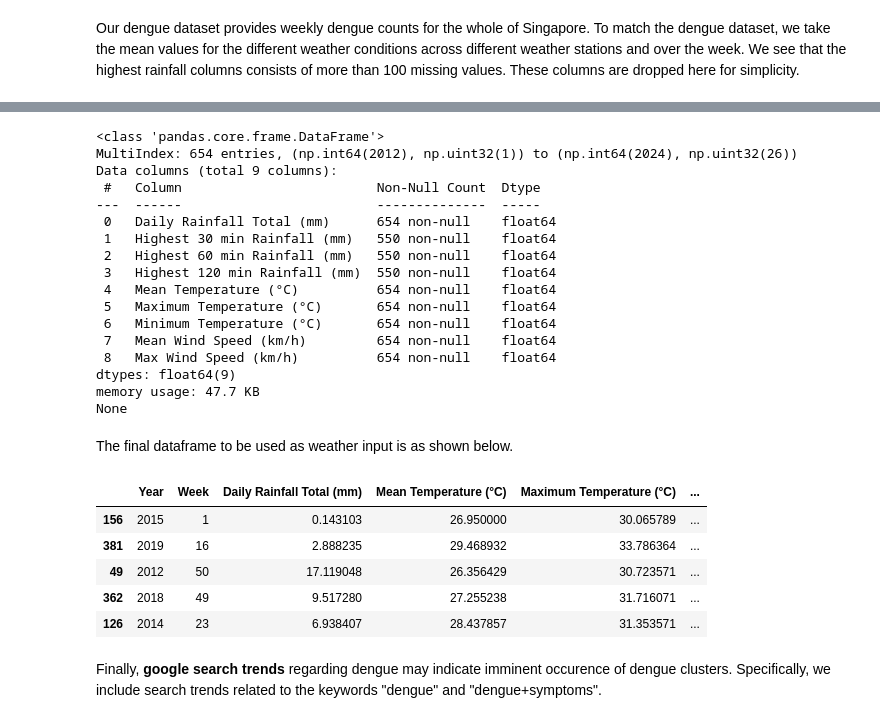
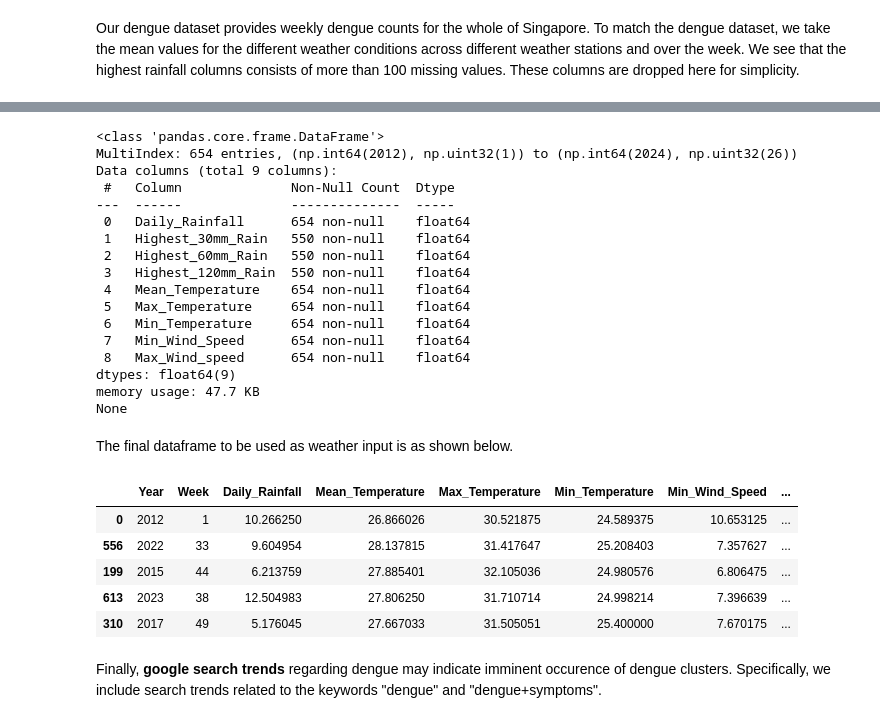
Before and after one commit to kampungkat/dengue-predictor, a Jupyter notebook: TFC_temp/TFC_EDA_model.ipynb, the cells around one changed output, grey strips where cells are left out. Cells and saved outputs as stored; diff of their text form; code cells hidden in the pictures.

```diff
--- a/TFC_temp/TFC_EDA_model.ipynb
+++ b/TFC_temp/TFC_EDA_model.ipynb
@@ -97,6 +107,7 @@ pd.to_datetime(df_weather_datagov['date']).min(), pd.to_datetime(df_weather_data
 # %% [markdown]
 Since we need data from 2012 to 2024, we will not use the datagov weather data, and focus on NEA weather instead, which has been scraped from NEA for the required date range. Missing data has been encoded as -1 in this dataset. As shown, the NEA dataset contains daily weather information information from multiple weather stations.
 # %%
+df_weather_NEA = df_weather_NEA_raw.copy()
 df_weather_NEA.sample(5)
 # %% [output]
 |  | Unnamed: 0 | Station | Year | Month | Day | Daily Rainfall Total (mm) | Highest 30 min Rainfall (mm) | ... |
@@ -110,49 +131,60 @@ Our dengue dataset provides weekly dengue counts for the whole of Singapore. To
 # %%
 # Get week of year
-df_weather_NEA_new = df_weather_NEA.replace(-1, np.nan)                                     # Encode missing values as NaN
-df_weather_NEA_new.drop(columns=['Unnamed: 0'],inplace=True)                                # Drop index column
-df_weather_NEA_new.dropna(subset=['Year','Month','Day'],inplace=True)                       # Dropping records where the date in missing
-df_weather_NEA_new = df_weather_NEA_new.astype({'Year':'int','Month':'int','Day':'int'})    # Convert to date time and extract week of year
-df_weather_NEA_new['date'] = pd.to_datetime(df_weather_NEA_new[['Year', 'Month', 'Day']])
-df_weather_NEA_new['Week'] = df_weather_NEA_new['date'].dt.isocalendar().week
-df_weather_NEA_new.drop(columns=['Month','Day','date','Station'],inplace=True)                        # Drop obsolete columns
+df_weather_NEA = df_weather_NEA.replace(-1, np.nan)                                     # Encode missing values as NaN
+df_weather_NEA.drop(columns=['Unnamed: 0'],inplace=True)                                # Drop index column
+df_weather_NEA.dropna(subset=['Year','Month','Day'],inplace=True)                       # Dropping records where the date in missing
+df_weather_NEA = df_weather_NEA.astype({'Year':'int','Month':'int','Day':'int'})        # Convert to date time and extract week of year
+df_weather_NEA['date'] = pd.to_datetime(df_weather_NEA[['Year', 'Month', 'Day']])
+df_weather_NEA['Week'] = df_weather_NEA['date'].dt.isocalendar().week
+df_weather_NEA.drop(columns=['Month','Day','date','Station'],inplace=True)                        # Drop obsolete columns
+
+# Renaming columns for convenience.
+df_weather_NEA.rename(columns={'Daily Rainfall Total (mm)':'Daily_Rainfall',
+                               'Highest 30 min Rainfall (mm)':'Highest_30mm_Rain',
+                               'Highest 60 min Rainfall (mm)':'Highest_60mm_Rain',
+                               'Highest 120 min Rainfall (mm)':'Highest_120mm_Rain',
+                               'Mean Temperature (°C)':'Mean_Temperature',
+                               'Maximum Temperature (°C)':'Max_Temperature',
+                               'Minimum Temperature (°C)':'Min_Temperature',
+                               'Mean Wind Speed (km/h)':'Min_Wind_Speed',
+                               'Max Wind Speed (km/h)':'Max_Wind_speed'},inplace=True)
 
 # Taking mean values over all stations and over all days of a given week
-df_weather_NEA_new = df_weather_NEA_new.groupby(['Year','Week']).mean()
+df_weather_NEA = df_weather_NEA.groupby(['Year','Week']).mean()
 
 # Check for missing values and drop
-print(df_weather_NEA_new.info())
-df_weather_NEA_new.drop(columns=[col for col in df_weather_NEA_new if ('Highest ' in col)], inplace=True)
-df_weather_NEA_new = df_weather_NEA_new.reset_index()
+print(df_weather_NEA.info())
+df_weather_NEA.drop(columns=[col for col in df_weather_NEA if ('Highest' in col)], inplace=True)
+df_weather = df_weather_NEA.reset_index()
 # %% [output]
 <class 'pandas.core.frame.DataFrame'>
 MultiIndex: 654 entries, (np.int64(2012), np.uint32(1)) to (np.int64(2024), np.uint32(26))
 Data columns (total 9 columns):
- #   Column                         Non-Null Count  Dtype
----  ------                         --------------  -----
- 0   Daily Rainfall Total (mm)      654 non-null    float64
- 1   Highest 30 min Rainfall (mm)   550 non-null    float64
- 2   Highest 60 min Rainfall (mm)   550 non-null    float64
- 3   Highest 120 min Rainfall (mm)  550 non-null    float64
- 4   Mean Temperature (°C)          654 non-null    float64
- 5   Maximum Temperature (°C)       654 non-null    float64
- 6   Minimum Temperature (°C)       654 non-null    float64
- 7   Mean Wind Speed (km/h)         654 non-null    float64
- 8   Max Wind Speed (km/h)          654 non-null    float64
+ #   Column              Non-Null Count  Dtype
+---  ------              --------------  -----
+ 0   Daily_Rainfall      654 non-null    float64
+ 1   Highest_30mm_Rain   550 non-null    float64
+ 2   Highest_60mm_Rain   550 non-null    float64
+ 3   Highest_120mm_Rain  550 non-null    float64
+ 4   Mean_Temperature    654 non-null    float64
+ 5   Max_Temperature     654 non-null    float64
+ 6   Min_Temperature     654 non-null    float64
+ 7   Min_Wind_Speed      654 non-null    float64
+ 8   Max_Wind_speed      654 non-null    float64
 dtypes: float64(9)
 memory usage: 47.7 KB
 None
 # %% [markdown]
 The final dataframe to be used as weather input is as shown below.
 # %%
-df_weather_NEA_new.sample(5)
+df_weather.sample(5)
 # %% [output]
-|  | Year | Week | Daily Rainfall Total (mm) | Mean Temperature (°C) | Maximum Temperature (°C) | ... |
-| 156 | 2015 | 1 | 0.143103 | 26.950000 | 30.065789 | ... |
-| 381 | 2019 | 16 | 2.888235 | 29.468932 | 33.786364 | ... |
-| 49 | 2012 | 50 | 17.119048 | 26.356429 | 30.723571 | ... |
-| 362 | 2018 | 49 | 9.517280 | 27.255238 | 31.716071 | ... |
-| 126 | 2014 | 23 | 6.938407 | 28.437857 | 31.353571 | ... |
+|  | Year | Week | Daily_Rainfall | Mean_Temperature | Max_Temperature | Min_Temperature | Min_Wind_Speed | ... |
+| 0 | 2012 | 1 | 10.266250 | 26.866026 | 30.521875 | 24.589375 | 10.653125 | ... |
+| 556 | 2022 | 33 | 9.604954 | 28.137815 | 31.417647 | 25.208403 | 7.357627 | ... |
+| 199 | 2015 | 44 | 6.213759 | 27.885401 | 32.105036 | 24.980576 | 6.806475 | ... |
+| 613 | 2023 | 38 | 12.504983 | 27.806250 | 31.710714 | 24.998214 | 7.396639 | ... |
+| 310 | 2017 | 49 | 5.176045 | 27.667033 | 31.505051 | 25.400000 | 7.670175 | ... |
 # %% [markdown]
 Finally, __google search trends__ regarding dengue may indicate imminent occurence of dengue clusters. Specifically, we include search trends related to the keywords "dengue" and "dengue+symptoms".
 # %%
```
Also changed, not shown: parts of 31 cells of this notebook, 4 other files.
